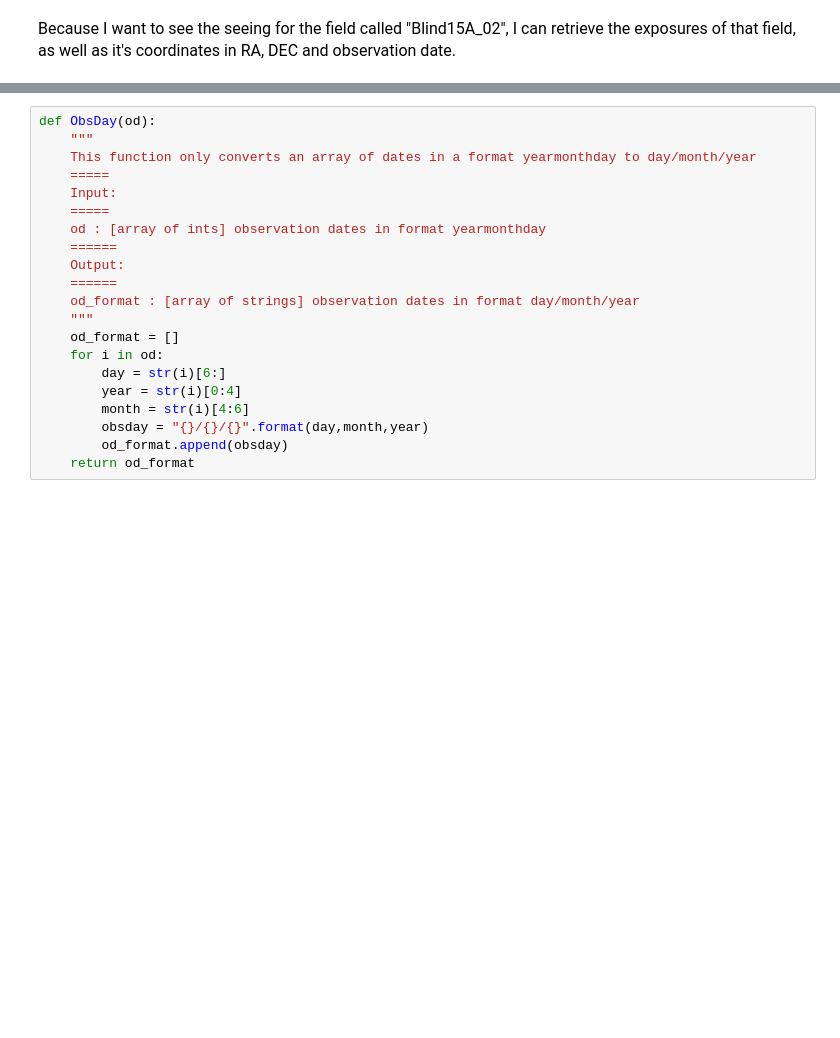
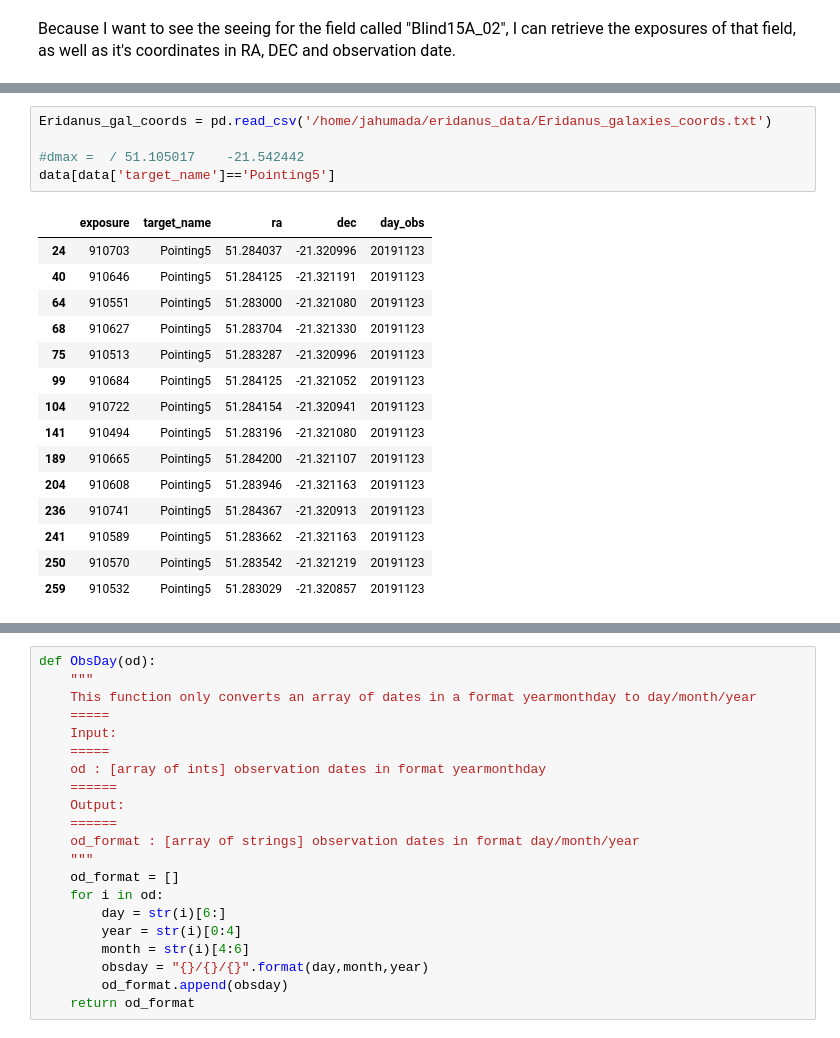
Before and after one commit to PauCaBu/LSST_notebooks, a Jupyter notebook: Seeing.ipynb, the cells around one changed output, grey strips where cells are left out. Cells and saved outputs as stored; diff of their text form; blank space fills up the shorter version.

```diff
--- a/Seeing.ipynb
+++ b/Seeing.ipynb
@@ -171,0 +186,21 @@ array([910510, 910491, 910681, 910529, 910548, 910643, 910624, 910586,
+# %%
+Eridanus_gal_coords = pd.read_csv('/home/jahumada/eridanus_data/Eridanus_galaxies_coords.txt')
+
+#dmax =  / 51.105017	-21.542442
+data[data['target_name']=='Pointing5']
+# %% [output]
+|  | exposure | target_name | ra | dec | day_obs |
+| 24 | 910703 | Pointing5 | 51.284037 | -21.320996 | 20191123 |
+| 40 | 910646 | Pointing5 | 51.284125 | -21.321191 | 20191123 |
+| 64 | 910551 | Pointing5 | 51.283000 | -21.321080 | 20191123 |
+| 68 | 910627 | Pointing5 | 51.283704 | -21.321330 | 20191123 |
+| 75 | 910513 | Pointing5 | 51.283287 | -21.320996 | 20191123 |
+| 99 | 910684 | Pointing5 | 51.284125 | -21.321052 | 20191123 |
+| 104 | 910722 | Pointing5 | 51.284154 | -21.320941 | 20191123 |
+| 141 | 910494 | Pointing5 | 51.283196 | -21.321080 | 20191123 |
+| 189 | 910665 | Pointing5 | 51.284200 | -21.321107 | 20191123 |
+| 204 | 910608 | Pointing5 | 51.283946 | -21.321163 | 20191123 |
+| 236 | 910741 | Pointing5 | 51.284367 | -21.320913 | 20191123 |
+| 241 | 910589 | Pointing5 | 51.283662 | -21.321163 | 20191123 |
+| 250 | 910570 | Pointing5 | 51.283542 | -21.321219 | 20191123 |
+| 259 | 910532 | Pointing5 | 51.283029 | -21.320857 | 20191123 |
```
Also changed, not shown: parts of 6 cells of this notebook.
